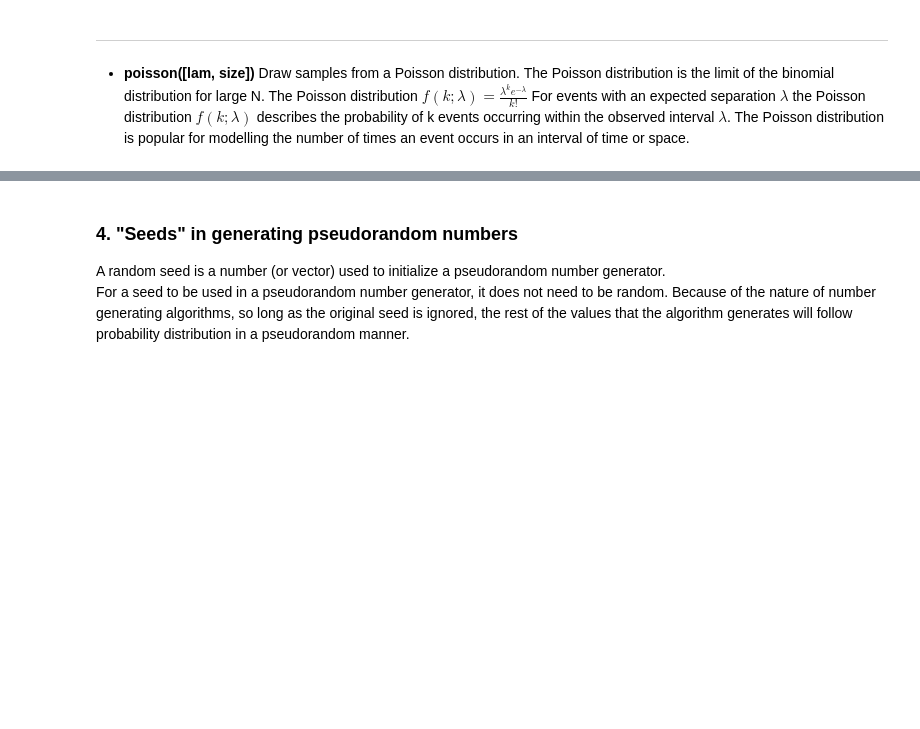
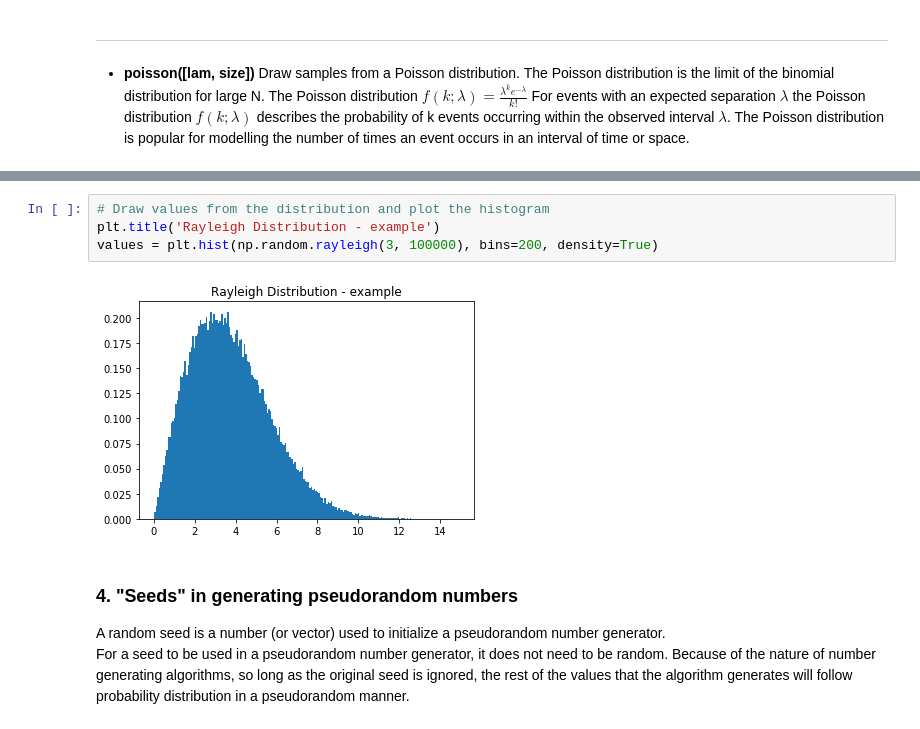
Before and after one commit to SDrag/Programming4DataAnalysis-Assignments, a Jupyter notebook: P4DA.ipynb, the cells around one changed output, grey strips where cells are left out. Cells and saved outputs as stored; diff of their text form; blank space fills up the shorter version.

```diff
--- a/P4DA.ipynb
+++ b/P4DA.ipynb
@@ -193,3 +198,9 @@ plt.show()
+# %%
+# Draw values from the distribution and plot the histogram
+plt.title('Rayleigh Distribution - example')
+values = plt.hist(np.random.rayleigh(3, 100000), bins=200, density=True)
+# %% [output]
+[figure, added]
 # %% [markdown]
 ### 4. "Seeds" in generating pseudorandom numbers
 
```
Also changed, not shown: parts of 3 cells of this notebook.
